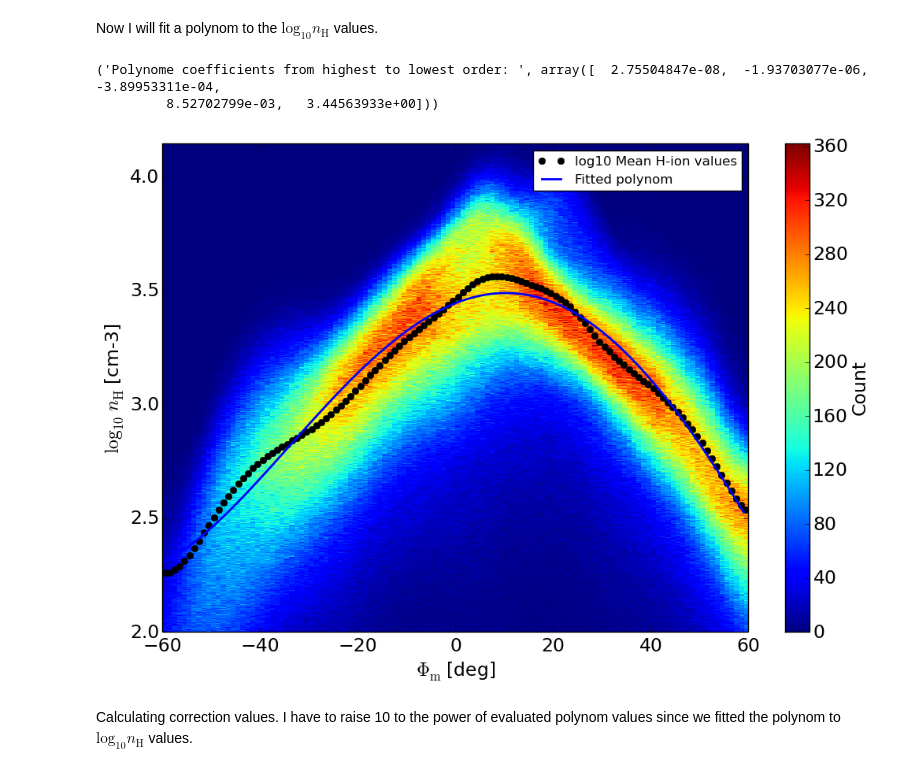
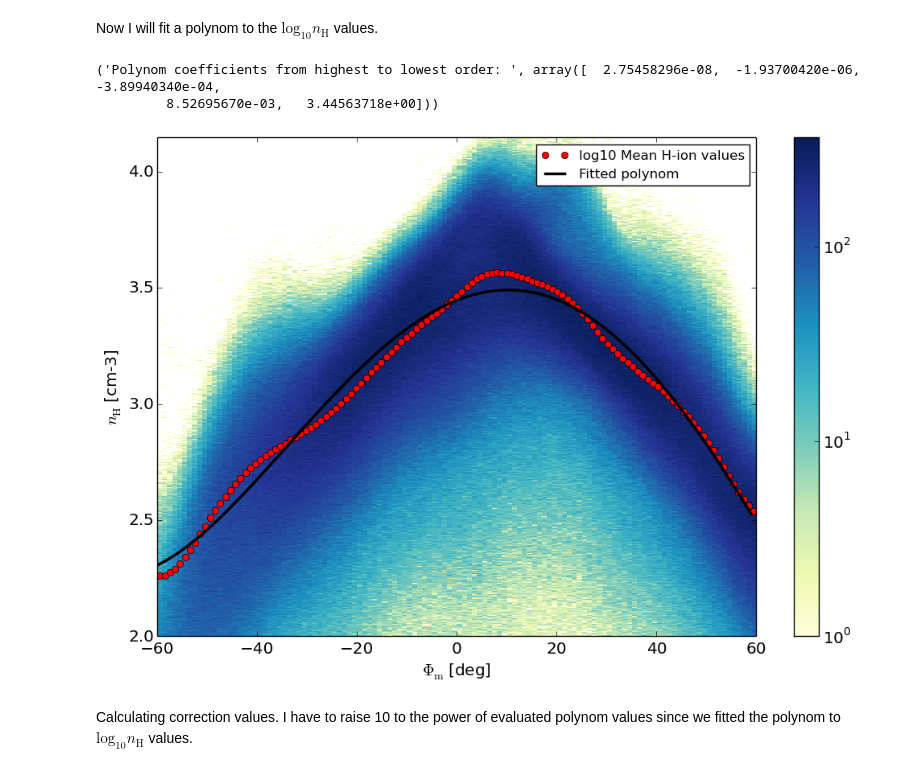
Before and after one commit to bozso/demeter_process, a Jupyter notebook: day_h_corr.ipynb, the cells around one changed output. Cells and saved outputs as stored; diff of their text form; code cells hidden in the pictures.

```diff
--- a/day_h_corr.ipynb
+++ b/day_h_corr.ipynb
@@ -46,12 +46,12 @@ input_paths = [data_dir + path for path in listdir(data_dir)]
 req = ['cnesjd', 'h', 'mlat', 'mlon', 'alt']
 
 # Loading only day data
-day, night = rd.read_data(input_paths, required=req)
+day, night = rd.read_data(input_paths, required=req, corr_lon=True)
 # %%
 idx_frac, idx_whole = rd.read_idx('/home/istvan/work/demeter/geomag_indices/idx')
 # %%
 # filtering out low ion densities and restricitng mag. lat. values
-day = day[(day['h']  < 1.4e4) & (day['h'] > 100) & (day['mlat'] > -60) & (day['mlat'] < 60)]
+day = day[(day['h']  < 1.4e4) & (day['h'] > 100) & (np.abs(day['mlat']) < 60)]
 # %% [markdown]
 Binning data for $\Phi_{\mathrm{m}}$ values and CNES Julian day values. In each case mean $n_{\mathrm{H}}$ values are calulated in each bin.
 # %%
@@ -72,8 +72,8 @@ half_bin_whole = 0.5
 # %%
 # creating bins, from max. to min. and calculating mean values
 
-calc_mean=dict()
-calc_mean['mean'] = 'mean'
+calc_stat=dict()
+calc_stat['mean'] = 'mean'
 
-mlat_h = pr.calc_statitistic(day['mlat'], day['h'], statistics=calc_mean, bins=mlat_binnum)
+mlat_h = pr.calc_statitistic(day['mlat'], day['h'], statistics=calc_stat, bins=mlat_binnum)
 # %%
@@ -142,33 +142,27 @@ plt.legend();
 Now I will fit a polynom to the $\mathrm{log}_{10} n_{\mathrm{H}}$ values.
 # %%
 # fitting 4th order polynom to the log10 n_H values
-z, V = np.polyfit(mlat_bins[0:-1] + mlat_half_bin, np.log10(mlat_mean), 4, cov=True)
+z, V = np.polyfit(mlat_h['bins'][0:-1] + mlat_h['half_bin'], np.log10(mlat_h['mean']), 4, cov=True)
 p = np.poly1d(z)
-mlat = np.arange(mlat_bins.min(), mlat_bins.max(), 1)
+mlat = np.arange(mlat_h['bins'][0], mlat_h['bins'][-1], 1)
 # %%
-print('Polynome coefficients from highest to lowest order: ', z)
+print('Polynom coefficients from highest to lowest order: ', z)
 # %% [output]
-('Polynome coefficients from highest to lowest order: ', array([  2.75504847e-08,  -1.93703077e-06,  -3.89953311e-04,
-         8.52702799e-03,   3.44563933e+00]))
+('Polynom coefficients from highest to lowest order: ', array([  2.75458296e-08,  -1.93700420e-06,  -3.89940340e-04,
+         8.52695670e-03,   3.44563718e+00]))
 # %%
 # plotting 2d histogram and H+ ion median values in bins
 plt.figure(figsize=(12,8), dpi=100)
 
-plt.xlabel(r'$\Phi_{\mathrm{m}}$ [deg]', size=17)
-plt.ylabel(r'$\mathrm{log}_{10}$ $n_{\mathrm{H}}$ [cm-3]', size=17)
-plt.tick_params(labelsize=17)
+pr.hist2(day['mlat'], np.log10(day['h']), axis_labels=[r'$\Phi_{\mathrm{m}}$ [deg]', r'$n_{\mathrm{H}}$ [cm-3]'],
+        bins=[mlat_binnum, h_binnum])
 
-plt.hist2d(day['mlat'], np.log10(day['h']), bins=[mlat_binnum, h_binnum])
-
-cbar = plt.colorbar()
-cbar.set_label('Count', size=17)
-cbar.ax.tick_params(labelsize=17)
-
-plt.plot(mlat_bins[0:-1] + mlat_half_bin, np.log10(mlat_mean), 'ko', label='log10 Mean H-ion values');
-plt.plot(mlat, p(mlat), 'b-', label='Fitted polynom', linewidth=2)
+plt.plot(mlat_h['bins'][:-1] + mlat_h['half_bin'], np.log10(mlat_h['mean']),
+         'ro', linewidth=2.5, label='log10 Mean H-ion values')
+plt.plot(mlat, p(mlat), 'k-', label='Fitted polynom', linewidth=2.5)
 plt.legend();
 # %% [output]
-[figure, old version]
+[figure, new version]
 # %% [markdown]
 Calculating correction values. I have to raise 10 to the power of evaluated polynom values since we fitted the polynom to $\mathrm{log}_{10} n_{\mathrm{H}}$ values.
 # %%
```
Also changed, not shown: parts of 19 cells of this notebook, 2 other files.
